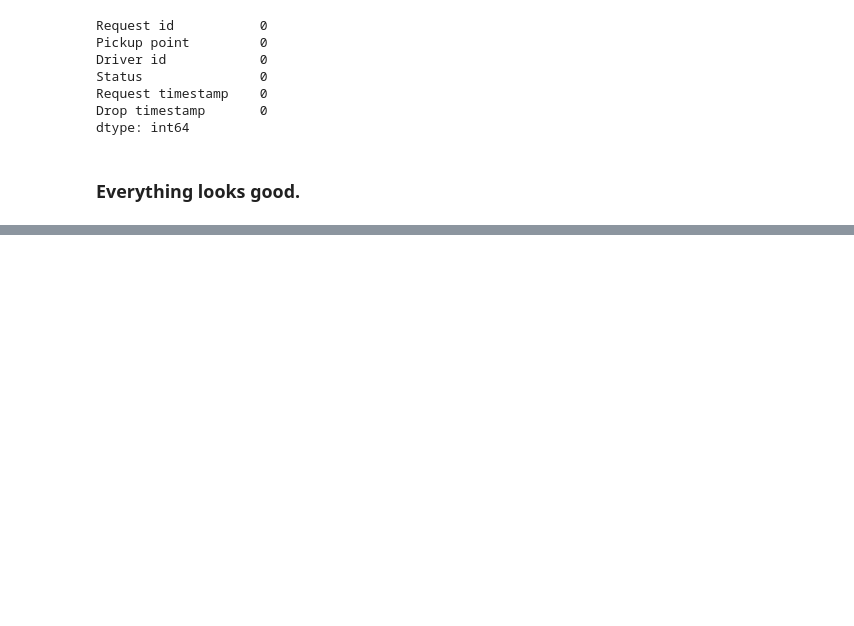
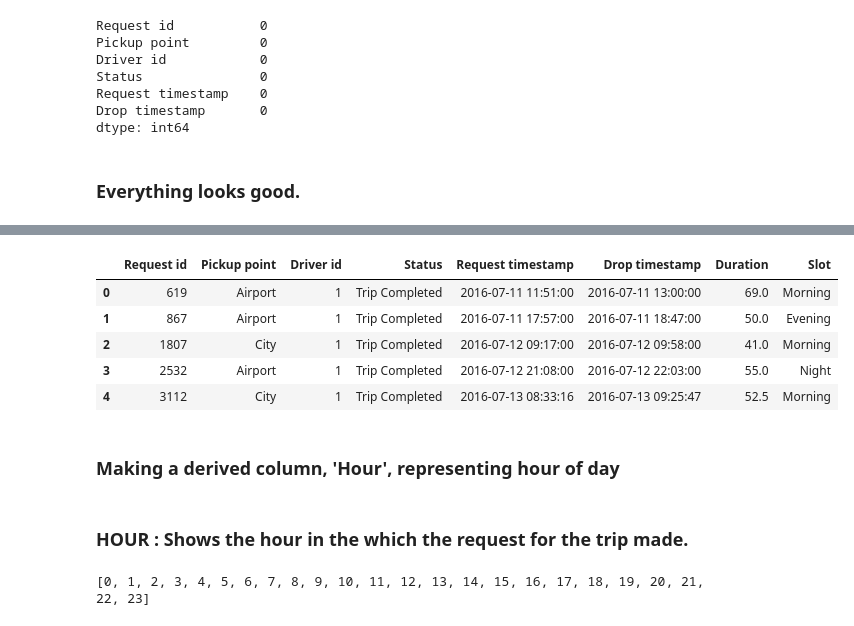
Before and after one commit to VikashShrivastava/EDA_PROJECT, a Jupyter notebook: EDA_CODES.ipynb, the cells around one changed output, grey strips where cells are left out. Saved outputs shown, nothing was run; the diff lists cells and outputs as text; code cells hidden in the pictures; blank space fills up the shorter version.

```diff
--- a/EDA_CODES.ipynb
+++ b/EDA_CODES.ipynb
@@ -167,0 +226,13 @@ dtype: int64
+# %%
+uber_data.head()
+# %% [output]
+|  | Request id | Pickup point | Driver id | Status | Request timestamp | Drop timestamp | Duration | Slot |
+| 0 | 619 | Airport | 1 | Trip Completed | 2016-07-11 11:51:00 | 2016-07-11 13:00:00 | 69.0 | Morning |
+| 1 | 867 | Airport | 1 | Trip Completed | 2016-07-11 17:57:00 | 2016-07-11 18:47:00 | 50.0 | Evening |
+| 2 | 1807 | City | 1 | Trip Completed | 2016-07-12 09:17:00 | 2016-07-12 09:58:00 | 41.0 | Morning |
+| 3 | 2532 | Airport | 1 | Trip Completed | 2016-07-12 21:08:00 | 2016-07-12 22:03:00 | 55.0 | Night |
+| 4 | 3112 | City | 1 | Trip Completed | 2016-07-13 08:33:16 | 2016-07-13 09:25:47 | 52.5 | Morning |
+# %% [markdown]
+### Making a derived column, 'Hour', representing hour of day
+# %% [markdown]
+### HOUR : Shows the hour in the which the request for the trip made.
@@ -167,0 +241,5 @@ dtype: int64
+# %%
+# Checking if all rows have been assigned days i.e. we do not have null values
+print(sorted(uber_data['Hour'].unique()))
+# %% [output]
+[0, 1, 2, 3, 4, 5, 6, 7, 8, 9, 10, 11, 12, 13, 14, 15, 16, 17, 18, 19, 20, 21, 22, 23]
```
Also changed, not shown: parts of 19 cells of this notebook.
